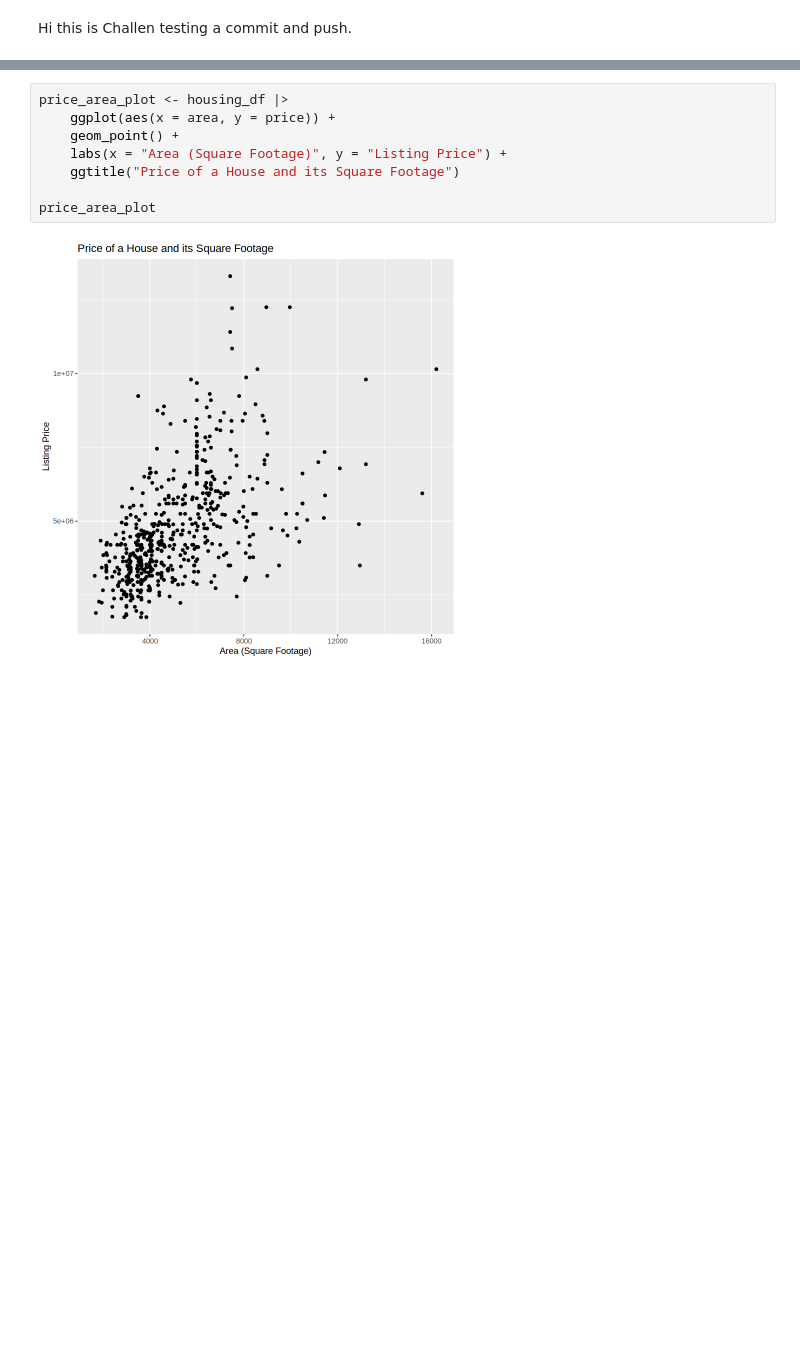
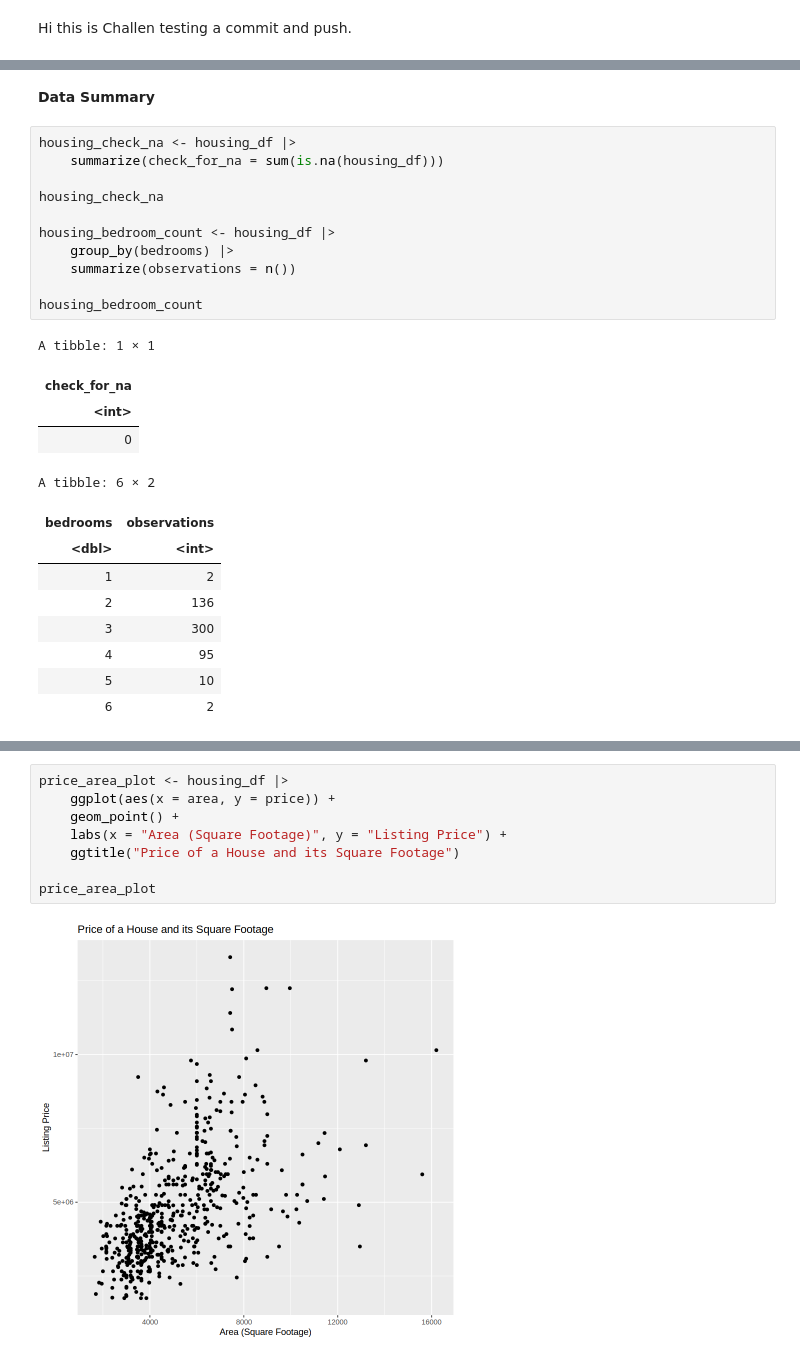
Before and after one commit to chwu01/DSCI-Group-Project, a Jupyter notebook: Challen Test.ipynb, the cells around one changed output, grey strips where cells are left out. Saved outputs shown, nothing was run; the diff lists cells and outputs as text; blank space fills up the shorter version.

```diff
--- a/Challen Test.ipynb
+++ b/Challen Test.ipynb
@@ -33,3 +50,30 @@ A spec_tbl_df: 545 × 13
 | 1750000 | 3620 | 2 | 1 | 1 | yes | no | no | no | ... |
 | 1750000 | 2910 | 3 | 1 | 1 | no | no | no | no | ... |
 | 1750000 | 3850 | 3 | 1 | 2 | yes | no | no | no | ... |
+# %% [markdown]
+**Data Summary**
+# %%
+housing_check_na <- housing_df |>
+    summarize(check_for_na = sum(is.na(housing_df)))
+
+housing_check_na
+
+housing_bedroom_count <- housing_df |>
+    group_by(bedrooms) |>
+    summarize(observations = n())
+
+housing_bedroom_count
+# %% [output]
+A tibble: 1 × 1
+| check_for_na |
+| <int> |
+| 0 |
+A tibble: 6 × 2
+| bedrooms | observations |
+| <dbl> | <int> |
+| 1 | 2 |
+| 2 | 136 |
+| 3 | 300 |
+| 4 | 95 |
+| 5 | 10 |
+| 6 | 2 |
```
Also changed, not shown: parts of 3 cells of this notebook.
